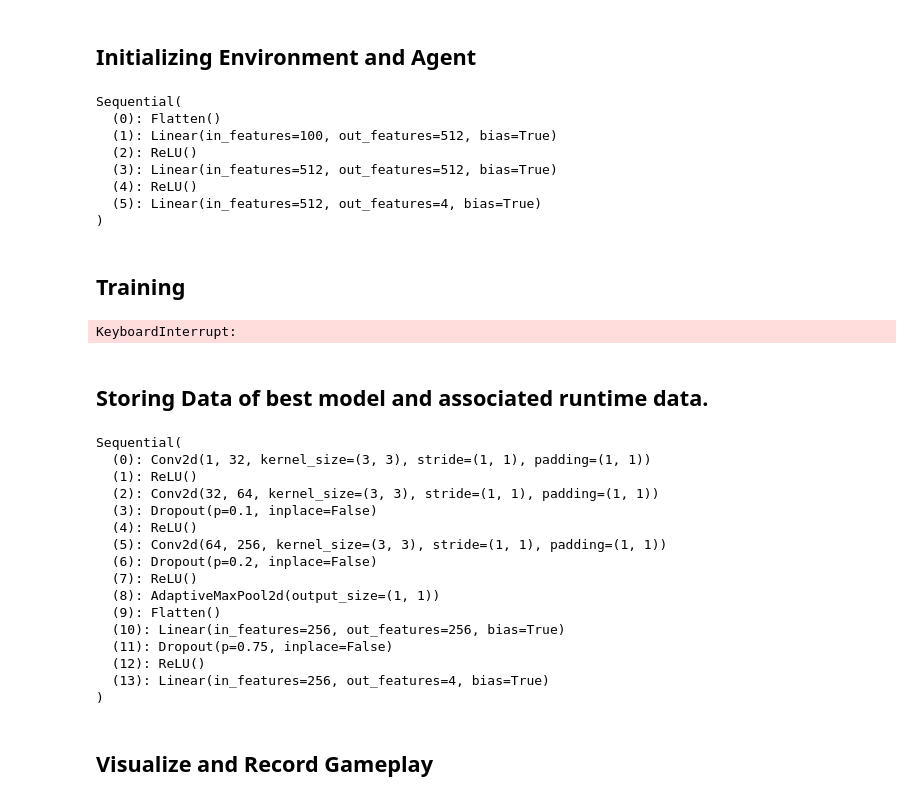
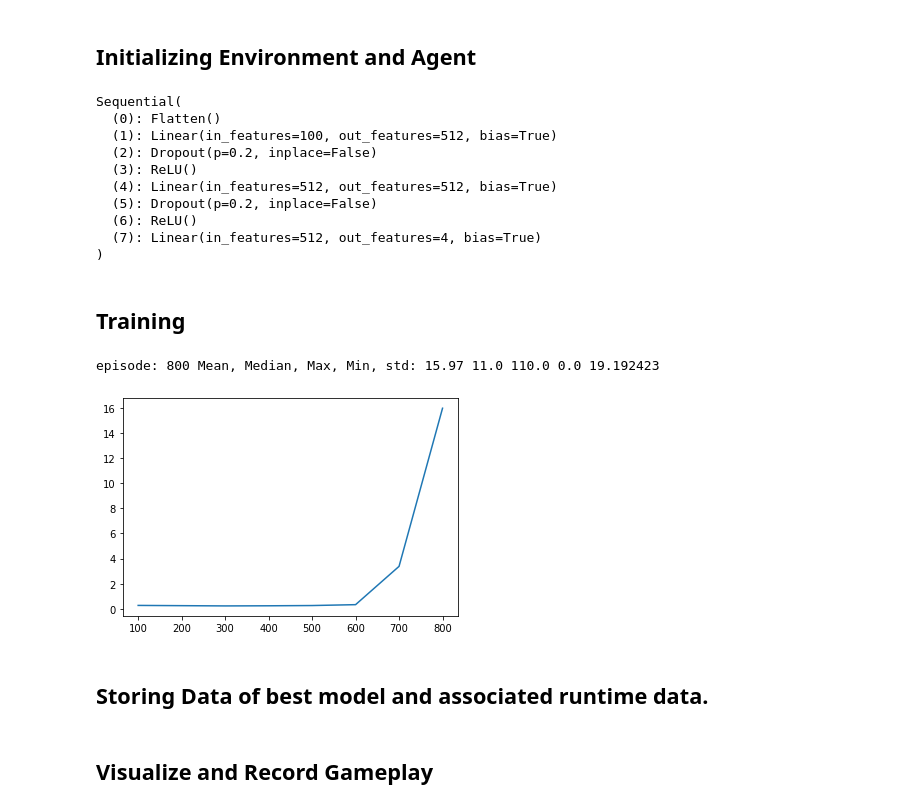
Before and after one commit to keygenx/Fast-Snake, a Jupyter notebook: DQN Implementation.ipynb, the cells around one changed output. Cells and saved outputs as stored; diff of their text form; code cells hidden in the pictures.

Commit message:
Changed the performance metric of the agent. Changed total reward to total food collected.

```diff
--- a/DQN Implementation.ipynb
+++ b/DQN Implementation.ipynb
@@ -310,8 +310,10 @@ def FNN_1(shape, hidden_dim, action_dim):
     model = torch.nn.Sequential(
         torch.nn.Flatten(),
         torch.nn.Linear(flat_shape,hidden_dim),
+        torch.nn.Dropout(0.2),
         torch.nn.ReLU(),
         torch.nn.Linear(hidden_dim,hidden_dim),
+        torch.nn.Dropout(0.2),
         torch.nn.ReLU(),
         torch.nn.Linear(hidden_dim, action_dim),
          ).to(DEFAULT_DEVICE)
@@ -410,10 +412,12 @@ print(agent.qnet)
 Sequential(
   (0): Flatten()
   (1): Linear(in_features=100, out_features=512, bias=True)
-  (2): ReLU()
-  (3): Linear(in_features=512, out_features=512, bias=True)
-  (4): ReLU()
-  (5): Linear(in_features=512, out_features=4, bias=True)
+  (2): Dropout(p=0.2, inplace=False)
+  (3): ReLU()
+  (4): Linear(in_features=512, out_features=512, bias=True)
+  (5): Dropout(p=0.2, inplace=False)
+  (6): ReLU()
+  (7): Linear(in_features=512, out_features=4, bias=True)
 )
 # %% [markdown]
 ## Training
@@ -422,14 +426,13 @@ Sequential(
 render=False
 save_model = False
 number_of_episodes = 100000
-
+epsilon = 1.0
 ####Code to compute total reward####
 
 total_reward = torch.zeros(num_envs).to(DEFAULT_DEVICE)
-reward_list=[]
 episode_list=[]
-
-best_reward=-10
+fc_list=[] #food collected
+best_fc = 0
 ####Code to compute total reward####
 
 state=env.reset()
@@ -443,10 +446,9 @@ for i in range(30):
     state = next_state
 
 
-
 #Learning
 for i in range(1,number_of_episodes):
-    action = agent.epsilon_greedy_action( state , 0.1) #set epsilon
+    action = agent.epsilon_greedy_action( state , epsilon) #set epsilon
     next_state, reward, terminal, _ = env.step(action)
 
     agent.add_to_buffer((state,next_state,action,reward,terminal))
@@ -455,50 +457,61 @@ for i in range(1,number_of_episodes):
 
     state = next_state
 
+    if i==500:
+        epsilon = 0.1
+    elif i==3000:
+        epsilon = 0.01
+    elif i==10000:
+        epsilon = 0.001
 
     if render:
         env.render()
 
     #New code for recording data. Slower but more accurate.
     if (i%100==0):
         agent.evaluate()
         t_state = test_env.reset()
-        reward_sum = torch.zeros((test_num_envs,)).to(DEFAULT_DEVICE)
-        hit_terminal = torch.zeros((test_num_envs,)).bool().to(DEFAULT_DEVICE)
+        fc_sum = torch.zeros((test_num_envs,)).float().to(DEFAULT_DEVICE) #foot collected
+        #hit_terminal = torch.zeros((test_num_envs,)).bool().to(DEFAULT_DEVICE)
 
         for steps in range(1000): #max steps
             t_action = agent.epsilon_greedy_action( t_state , 0.0)
             t_next_state, t_reward, t_terminal, _ = test_env.step(t_action)
-            reward_sum+= (~hit_terminal)*t_reward
-            hit_terminal |= t_terminal
+            #anything with a positive reward is considered as food.
+            fc_sum+=(t_reward>0).float()
+            #hit_terminal |= t_terminal
             t_state = t_next_state
             if t_terminal.all():
                 break
-        r_sum = reward_sum.cpu().numpy()
-        mean = np.mean(r_sum)
+
+        t_sum = fc_sum.cpu().numpy()
+        t_mean = np.mean(t_sum)
         print('episode:', i, "Mean, Median, Max, Min, std:",
-              mean,
-              np.median(r_sum),
-              np.max(r_sum),
-              np.min(r_sum),
-              np.std(r_sum))
-        reward_list.append(mean)
+              t_mean,
+              np.median(t_sum),
+              np.max(t_sum),
+              np.min(t_sum),
+              np.std(t_sum))
+        fc_list.append(t_mean)
         episode_list.append(i)
+        plt.plot(episode_list, fc_list)
+        plt.show()
         agent.train()
         clear_output(wait=True)
-        if mean>best_reward:
-            best_reward = mean
+        if t_mean>best_fc:
+            best_fc = t_mean
             torch.save(agent.qnet,"models/best_model.h5")
 
 if render:
     env.close()
 
 if save_model:
     model = torch.load("best_model.h5")
     with open('models/best_model.pickle', 'wb') as f:
         pickle.dump((model, episode_list,reward_list), f)
 # %% [output]
-KeyboardInterrupt:
+episode: 800 Mean, Median, Max, Min, std: 15.97 11.0 110.0 0.0 19.192423
+[figure, added]
 # %% [markdown]
 ## Storing Data of best model and associated runtime data.
 # %%
@@ -522,23 +535,6 @@ model = data[0].to('cuda')
 #plt.plot(data[1], data[2])
 #plt.show()
 print(model)
-# %% [output]
-Sequential(
-  (0): Conv2d(1, 32, kernel_size=(3, 3), stride=(1, 1), padding=(1, 1))
-  (1): ReLU()
-  (2): Conv2d(32, 64, kernel_size=(3, 3), stride=(1, 1), padding=(1, 1))
-  (3): Dropout(p=0.1, inplace=False)
-  (4): ReLU()
-  (5): Conv2d(64, 256, kernel_size=(3, 3), stride=(1, 1), padding=(1, 1))
-  (6): Dropout(p=0.2, inplace=False)
-  (7): ReLU()
-  (8): AdaptiveMaxPool2d(output_size=(1, 1))
-  (9): Flatten()
-  (10): Linear(in_features=256, out_features=256, bias=True)
-  (11): Dropout(p=0.75, inplace=False)
-  (12): ReLU()
-  (13): Linear(in_features=256, out_features=4, bias=True)
-)
 # %% [markdown]
 ## Visualize and Record Gameplay
 # %%
```
Also changed, not shown: parts of 5 cells of this notebook.
